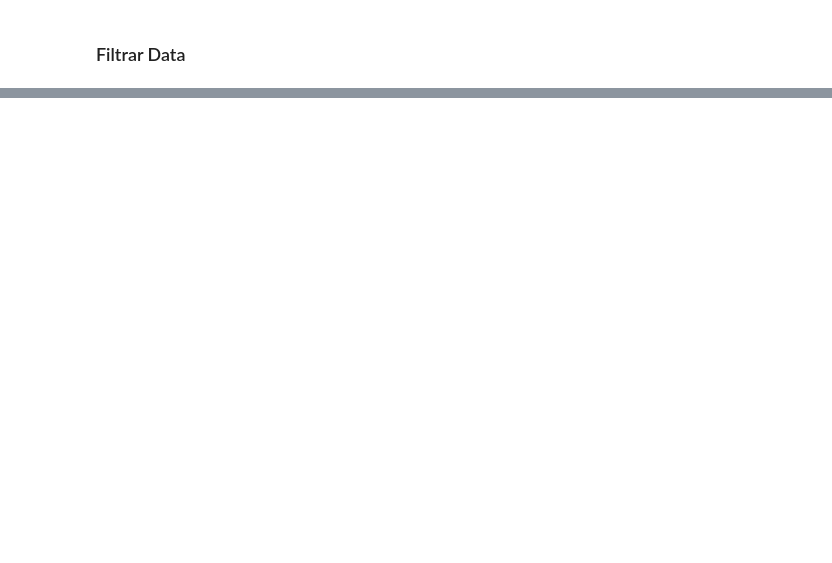
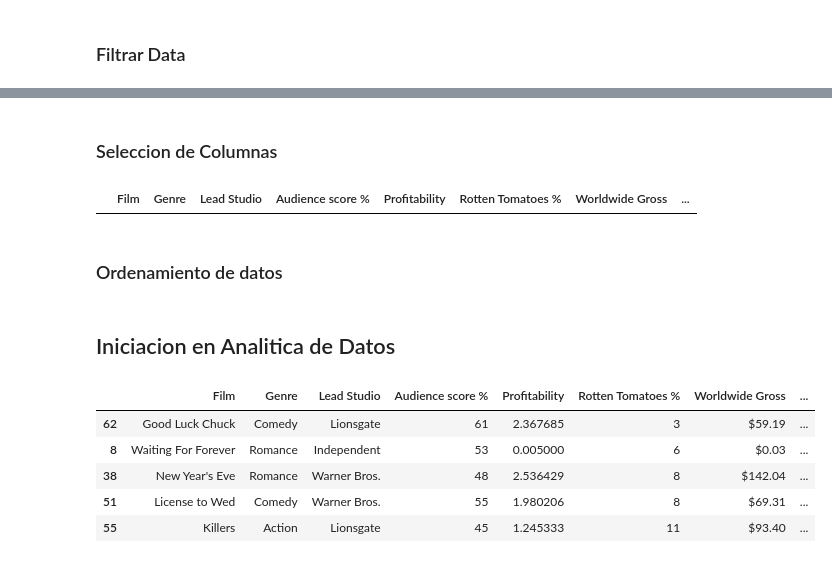
Before and after one commit to Yugen02/Python_Course_TechOps, a Jupyter notebook: Ejercicios/Pandas_Dia2.ipynb, the cells around one changed output, grey strips where cells are left out. Drawn from its saved outputs; the diff is of its cells as text; code cells hidden in the pictures; blank space fills up the shorter version.

```diff
--- a/Ejercicios/Pandas_Dia2.ipynb
+++ b/Ejercicios/Pandas_Dia2.ipynb
@@ -210,0 +225,23 @@ movies[(movies['Rotten Tomatoes %'] >= 90)]
+# %% [markdown]
+### Seleccion de Columnas
+# %%
+## Seleccion de una columna
+movies['Genre']
+
+## Seleccion de Multiples Columnas
+movies[['Genre','Lead Studio']]
+
+## Identificar Columnas Nulas
+movies.isnull()
+
+## Identificar datos nulos en una columna
+movies['Genre'].isnull()
+movies[movies['Genre'].isnull()]
+
+## Identificar datos NO nulos en una columna
+movies['Genre'].notnull()
+movies[movies['Genre'].notnull()]
+# %% [output]
+|  | Film | Genre | Lead Studio | Audience score % | Profitability | Rotten Tomatoes % | Worldwide Gross | ... |
+# %% [markdown]
+### Ordenamiento de datos
@@ -211 +270,18 @@ movies[(movies['Rotten Tomatoes %'] >= 90)]
+# %% [markdown]
+## Iniciacion en Analitica de Datos
+# %%
+## nlargest
+## Sirve para seleccionar los n registros más grandes
+movies.nlargest(5, 'Rotten Tomatoes %')
+
+## nsmallest
+## Sirve para seleccionar los n registros más pequeños
+movies.nsmallest(5, 'Rotten Tomatoes %')
+# %% [output]
+|  | Film | Genre | Lead Studio | Audience score % | Profitability | Rotten Tomatoes % | Worldwide Gross | ... |
+| 62 | Good Luck Chuck | Comedy | Lionsgate | 61 | 2.367685 | 3 | $59.19 | ... |
+| 8 | Waiting For Forever | Romance | Independent | 53 | 0.005000 | 6 | $0.03 | ... |
+| 38 | New Year's Eve | Romance | Warner Bros. | 48 | 2.536429 | 8 | $142.04 | ... |
+| 51 | License to Wed | Comedy | Warner Bros. | 55 | 1.980206 | 8 | $69.31 | ... |
+| 55 | Killers | Action | Lionsgate | 45 | 1.245333 | 11 | $93.40 | ... |
 # %%
```
Also changed, not shown: parts of 4 cells of this notebook, 1 other file.
